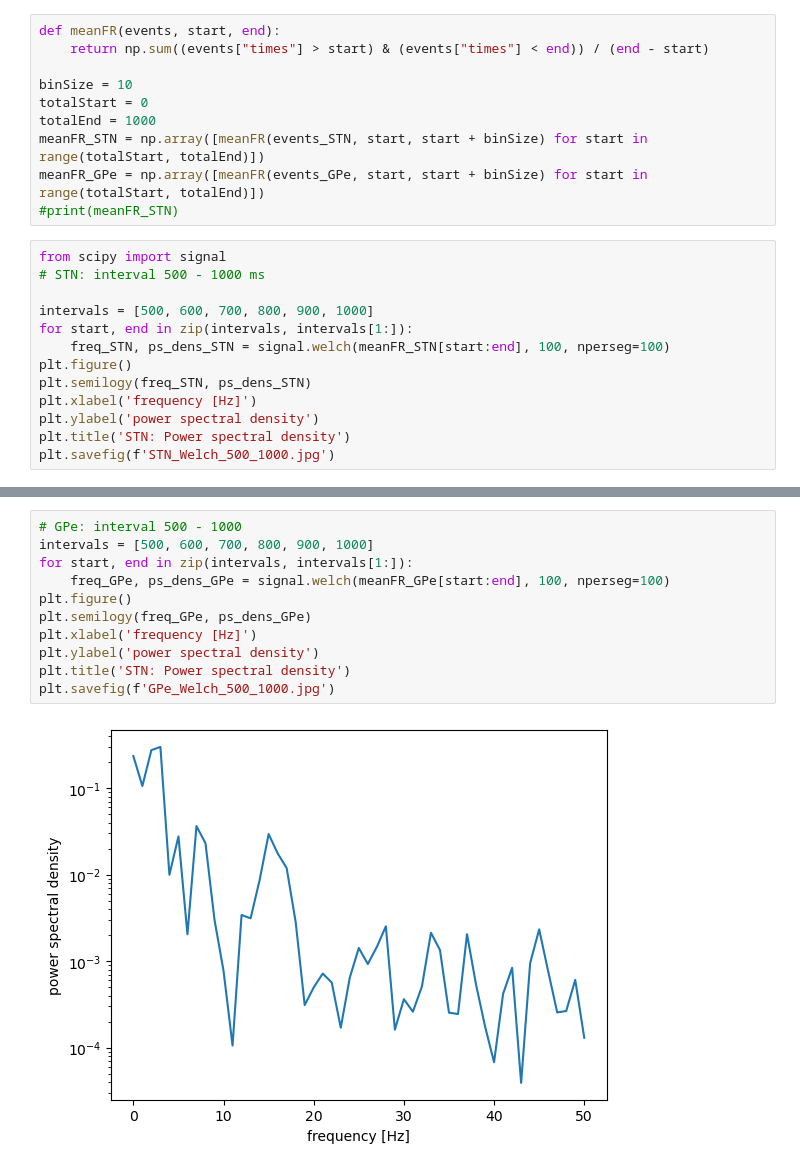
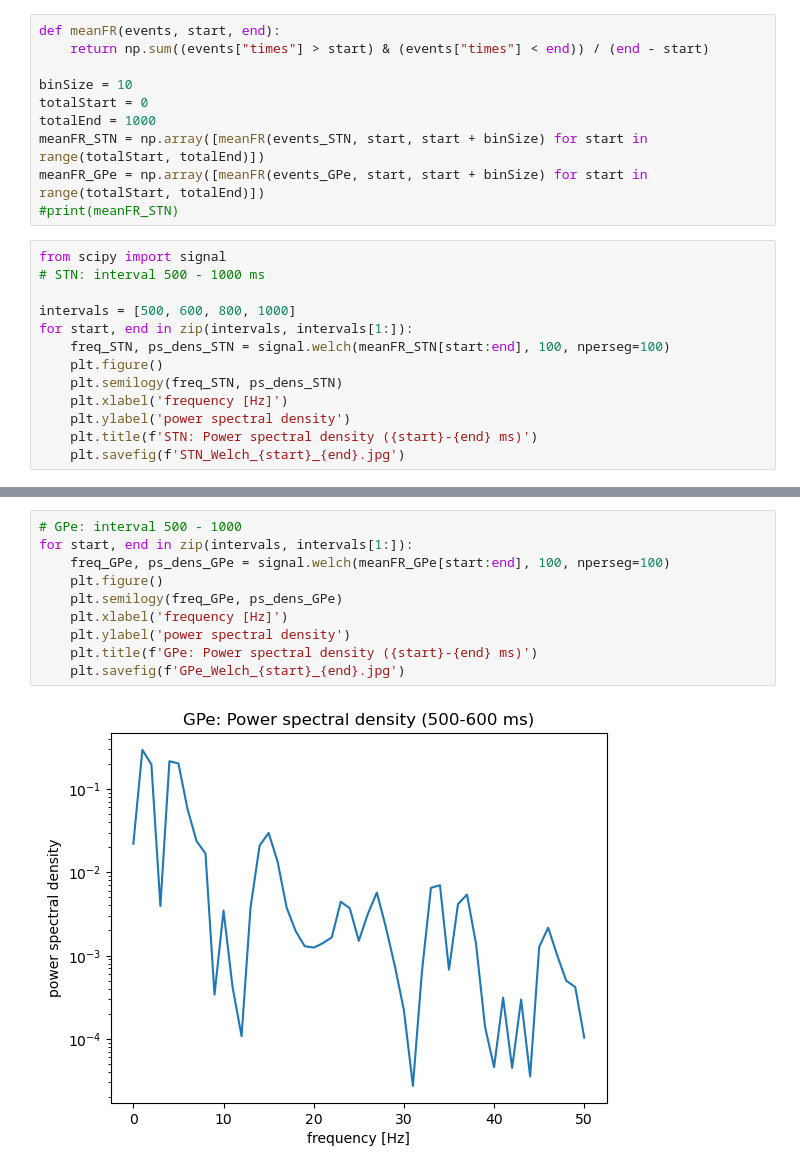
Before and after one commit to LadaKa/informatics-and-cognitive-science, a Jupyter notebook: Code/Python/FinalProject.ipynb, the cells around one changed output, grey strips where cells are left out. Drawn from its saved outputs; the diff is of its cells as text.

Commit message:
Added figures (power spectrum density)

```diff
--- a/Code/Python/FinalProject.ipynb
+++ b/Code/Python/FinalProject.ipynb
@@ -164,13 +164,13 @@ meanFR_GPe = np.array([meanFR(events_GPe, start, start + binSize) for start in r
 from scipy import signal
 # STN: interval 500 - 1000 ms
 
-intervals = [500, 600, 700, 800, 900, 1000]
+intervals = [500, 600, 800, 1000]
 for start, end in zip(intervals, intervals[1:]):
     freq_STN, ps_dens_STN = signal.welch(meanFR_STN[start:end], 100, nperseg=100)
-plt.figure()
-plt.semilogy(freq_STN, ps_dens_STN)
-plt.xlabel('frequency [Hz]')
-plt.ylabel('power spectral density')
-plt.title('STN: Power spectral density')
-plt.savefig(f'STN_Welch_500_1000.jpg')
+    plt.figure()
+    plt.semilogy(freq_STN, ps_dens_STN)
+    plt.xlabel('frequency [Hz]')
+    plt.ylabel('power spectral density')
+    plt.title(f'STN: Power spectral density ({start}-{end} ms)')
+    plt.savefig(f'STN_Welch_{start}_{end}.jpg')
 # %% [output]
@@ -178,13 +180,12 @@ plt.savefig(f'STN_Welch_500_1000.jpg')
 # %%
 # GPe: interval 500 - 1000
-intervals = [500, 600, 700, 800, 900, 1000]
 for start, end in zip(intervals, intervals[1:]):
     freq_GPe, ps_dens_GPe = signal.welch(meanFR_GPe[start:end], 100, nperseg=100)
-plt.figure()
-plt.semilogy(freq_GPe, ps_dens_GPe)
-plt.xlabel('frequency [Hz]')
-plt.ylabel('power spectral density')
-plt.title('STN: Power spectral density')
-plt.savefig(f'GPe_Welch_500_1000.jpg')
+    plt.figure()
+    plt.semilogy(freq_GPe, ps_dens_GPe)
+    plt.xlabel('frequency [Hz]')
+    plt.ylabel('power spectral density')
+    plt.title(f'GPe: Power spectral density ({start}-{end} ms)')
+    plt.savefig(f'GPe_Welch_{start}_{end}.jpg')
 # %% [output]
-[figure, old version]
+[figure, new version]
```
Also changed, not shown: parts of 2 cells of this notebook, 8 other files.
